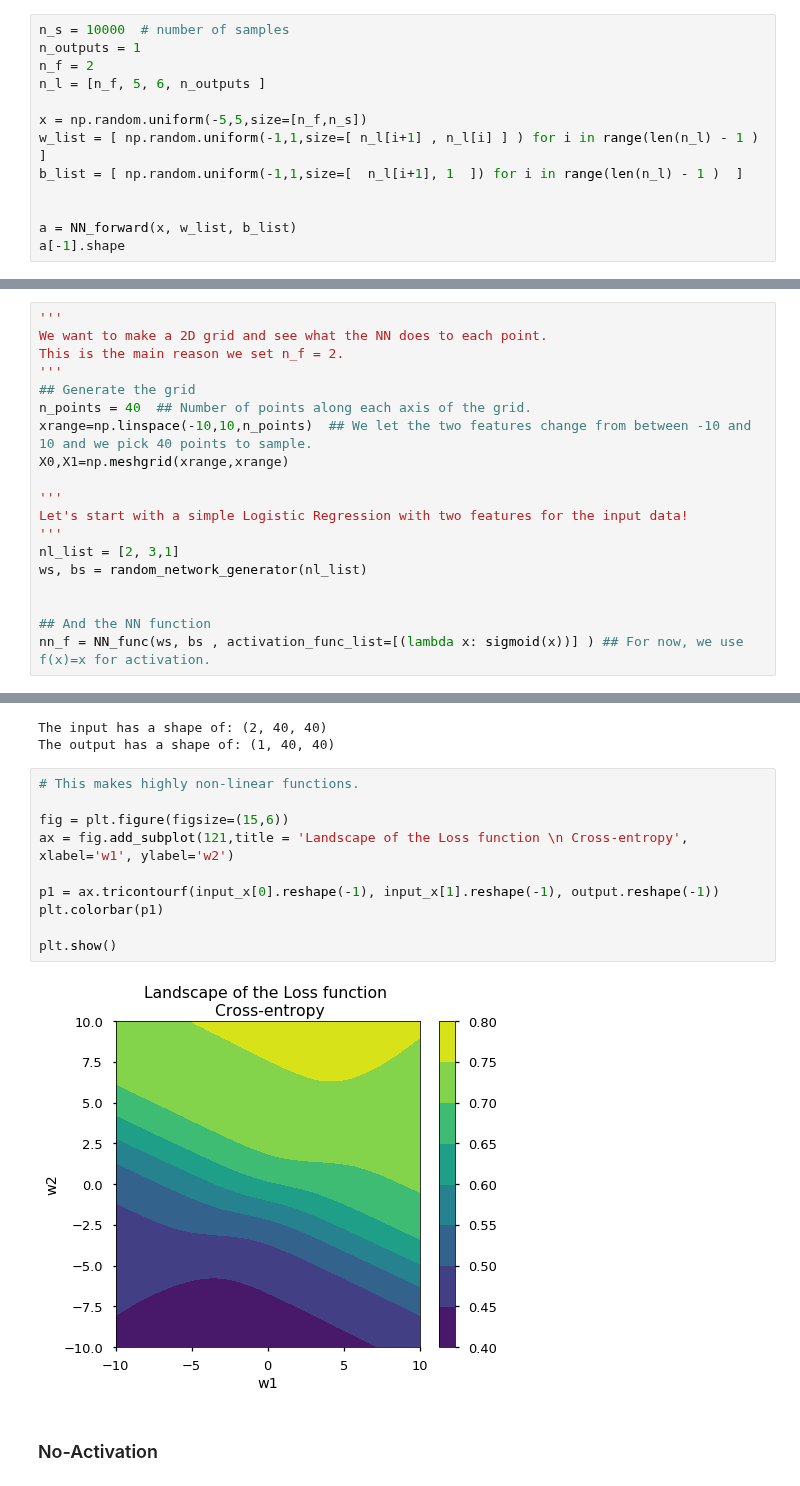
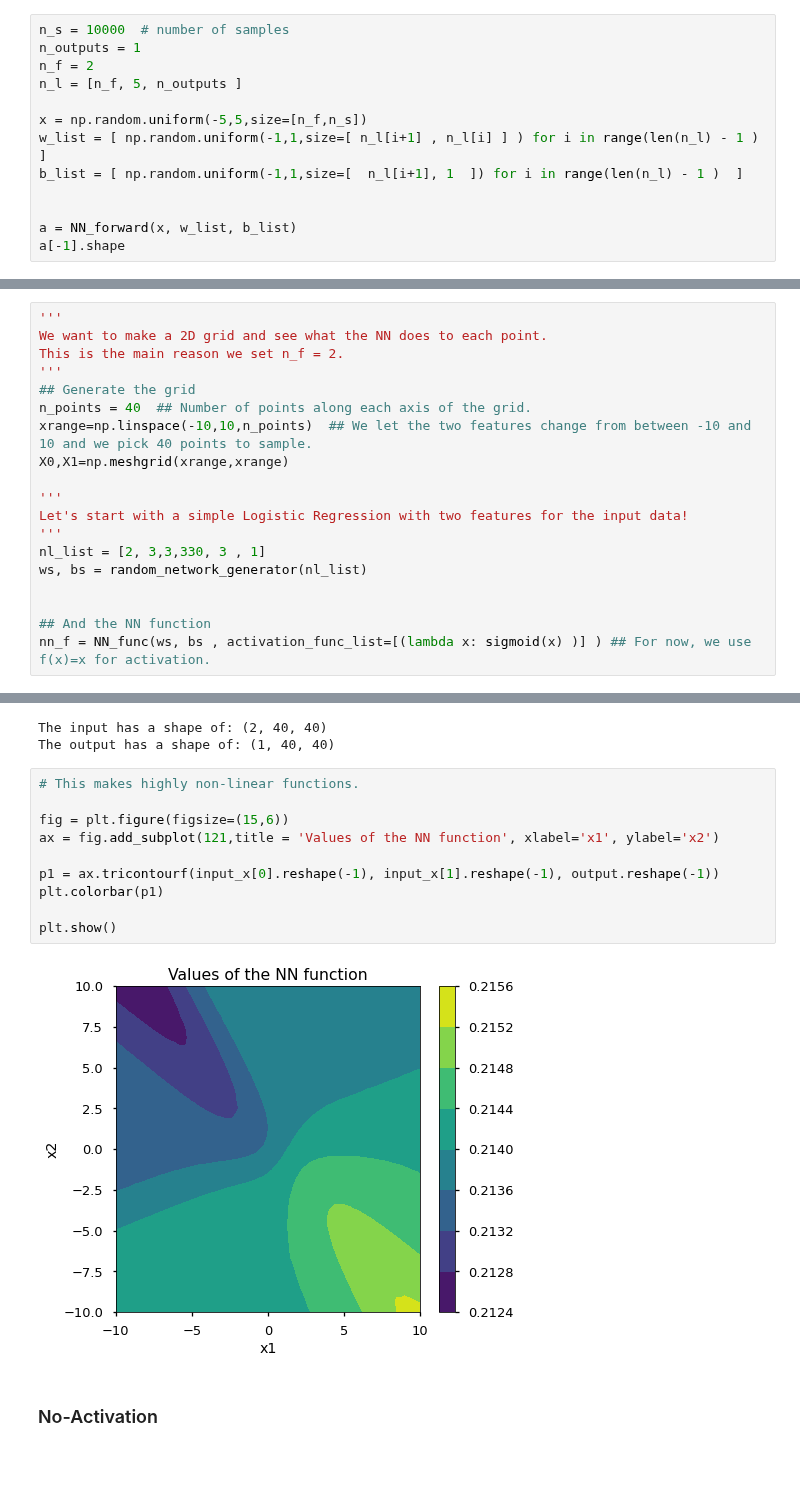
Before and after one commit to sraeisi/Machine_Learning_Physics_Winter20, a Jupyter notebook: Chpt4/NN_FeedForward.ipynb, the cells around one changed output, grey strips where cells are left out. Drawn from its saved outputs; the diff is of its cells as text.

```diff
--- a/Chpt4/NN_FeedForward.ipynb
+++ b/Chpt4/NN_FeedForward.ipynb
@@ -75,7 +75,7 @@ def NN_forward(X, w_list, b_list):
 n_s = 10000  # number of samples
 n_outputs = 1
 n_f = 2
-n_l = [n_f, 5, 6, n_outputs ]
+n_l = [n_f, 5, n_outputs ]
 
 x = np.random.uniform(-5,5,size=[n_f,n_s])
 w_list = [ np.random.uniform(-1,1,size=[ n_l[i+1] , n_l[i] ] ) for i in range(len(n_l) - 1 )  ]
@@ -185,12 +185,12 @@ X0,X1=np.meshgrid(xrange,xrange)
 '''
 Let's start with a simple Logistic Regression with two features for the input data!
 '''
-nl_list = [2, 3,1]
+nl_list = [2, 3,3,330, 3 , 1]
 ws, bs = random_network_generator(nl_list)
 
 
 ## And the NN function
-nn_f = NN_func(ws, bs , activation_func_list=[(lambda x: sigmoid(x))] ) ## For now, we use f(x)=x for activation.
+nn_f = NN_func(ws, bs , activation_func_list=[(lambda x: sigmoid(x) )] ) ## For now, we use f(x)=x for activation.
 # %%
 input_x = np.array([X0, X1])
 print('The input has a shape of: {}'.format(input_x.shape))
@@ -206,15 +206,15 @@ The output has a shape of: (1, 40, 40)
 # %%
 # This makes highly non-linear functions.
 
 fig = plt.figure(figsize=(15,6))
-ax = fig.add_subplot(121,title = 'Landscape of the Loss function \n Cross-entropy', xlabel='w1', ylabel='w2')
+ax = fig.add_subplot(121,title = 'Values of the NN function', xlabel='x1', ylabel='x2')
 
 p1 = ax.tricontourf(input_x[0].reshape(-1), input_x[1].reshape(-1), output.reshape(-1))
 plt.colorbar(p1)
 
 plt.show()
 # %% [output]
-[figure, old version]
+[figure, new version]
 # %% [markdown]
 ### No-Activation
 # %%
```
Also changed, not shown: parts of 6 cells of this notebook.
